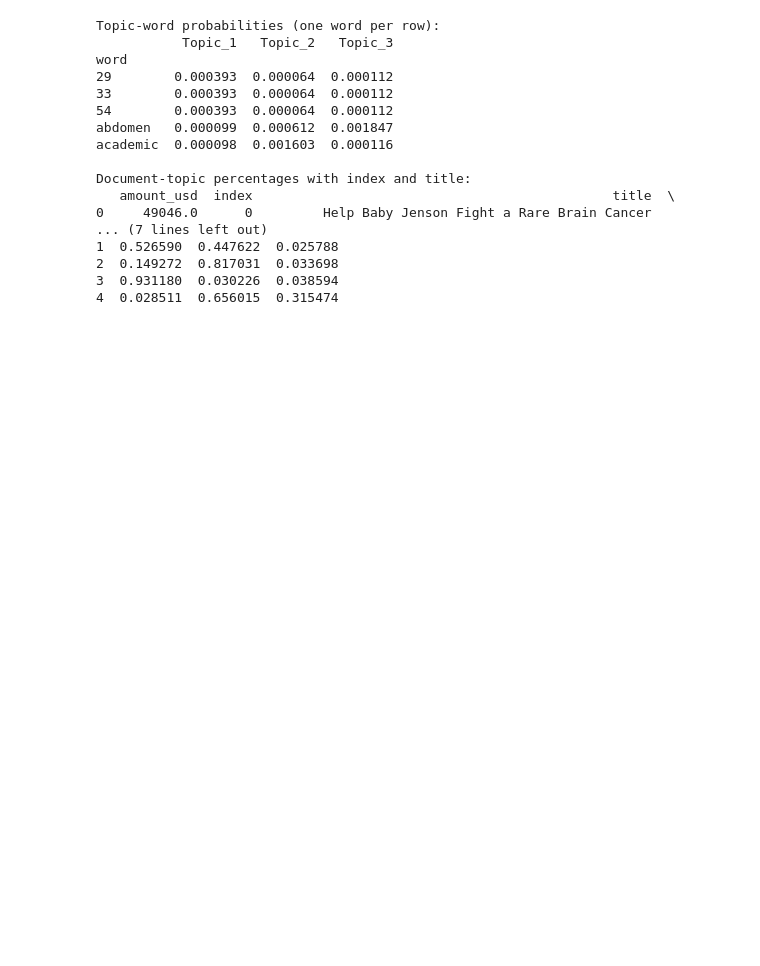
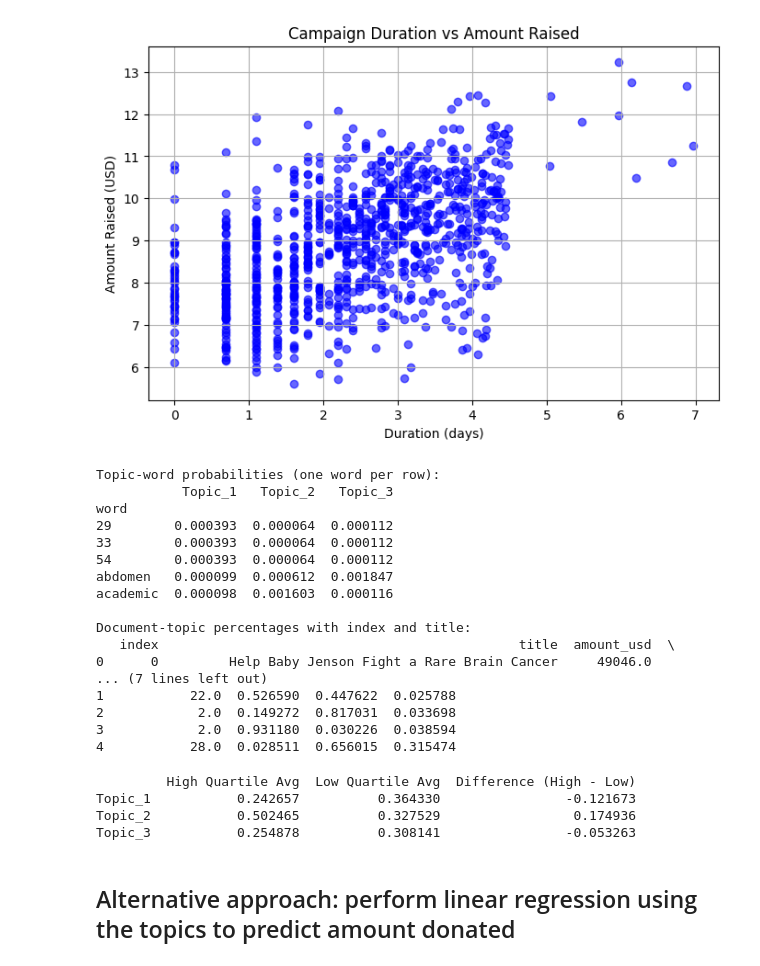
Before and after one commit to graccelinn/Unstructured_Assignment_3, a Jupyter notebook: Task_E.ipynb, the cells around one changed output. Saved outputs shown, nothing was run; the diff lists cells and outputs as text; code cells hidden in the pictures; blank space fills up the shorter version.

```diff
--- a/Task_E.ipynb
+++ b/Task_E.ipynb
@@ -16,6 +18,21 @@ df.head()
 | 2 | Support Daniel DeMeza's Fight Aga... | Daniel DeMeza is a 20 year old ki... | 15755.0 | 20000.0 | 2.0 | https://images.gofundme.com/AMU6o... | https://www.gofundme.com/f/suppor... | T-shirt, Arm, Wrist, Chair, Heari... | ... |
 | 3 | Stand with Alexis Gleason in Her ... | From Lisa Pinkham:\n\nLife can ch... | 5220.0 | 10000.0 | 2.0 | https://images.gofundme.com/DLe9S... | https://www.gofundme.com/f/alexis... | Smile, Cheek, Happiness, Eyebrow,... | ... |
 | 4 | Support Eric Yeakel through Cance... | On Tuesday, September 2, our dear... | 35089.0 | 50000.0 | 28.0 | https://images.gofundme.com/j256F... | https://www.gofundme.com/f/suppor... | Hand, Happiness, Formal wear, Eve... | ... |
+# %%
+# this code block isn't needed in the final submission, just something I was playing around with
+
+import matplotlib.pyplot as plt
+import numpy as np
+
+plt.figure(figsize=(8, 5))
+plt.scatter(np.log(df["duration_days"]), np.log(df["amount_usd"]), alpha=0.6, color="blue")
+plt.xlabel("Duration (days)")
+plt.ylabel("Amount Raised (USD)")
+plt.title("Campaign Duration vs Amount Raised")
+plt.grid(True)
+plt.show()
+# %% [output]
+[figure, added]
 # %%
 # Concatenate description and image_labels
 df["text_combined"] = df["description"].fillna("") + " " + df["image_labels"].fillna("")
@@ -43,9 +60,10 @@ print(lda_topic_word_probabilities.head())
 
 # 2️⃣ Document-topic percentages with index and title
 doc_topic_df = pd.DataFrame(lda.transform(X), columns=[f"Topic_{i}" for i in range(1, n+1)])
-doc_topic_df.insert(0, "title", df["title"])              # add title as a column
-doc_topic_df.insert(0, "index", df.index)                 # add original index as a column
-doc_topic_df.insert(0, "amount_usd", df["amount_usd"])    # add amount donated as a column
+doc_topic_df.insert(0, "duration_days", df["duration_days"])    # add duration days as a column
+doc_topic_df.insert(0, "amount_usd", df["amount_usd"])          # add amount donated as a column
+doc_topic_df.insert(0, "title", df["title"])                    # add title as a column
+doc_topic_df.insert(0, "index", df.index)                       # add original index as a column
 
 lda_document_topic_percentages = doc_topic_df
 print("\nDocument-topic percentages with index and title:")
@@ -65,10 +83,42 @@ abdomen   0.000099  0.000612  0.001847
 academic  0.000098  0.001603  0.000116
 
 Document-topic percentages with index and title:
-   amount_usd  index                                              title  \
-0     49046.0      0         Help Baby Jenson Fight a Rare Brain Cancer
+   index                                              title  amount_usd  \
+0      0         Help Baby Jenson Fight a Rare Brain Cancer     49046.0
 ... (7 lines left out)
-1  0.526590  0.447622  0.025788
-2  0.149272  0.817031  0.033698
-3  0.931180  0.030226  0.038594
-4  0.028511  0.656015  0.315474
+1           22.0  0.526590  0.447622  0.025788
+2            2.0  0.149272  0.817031  0.033698
+3            2.0  0.931180  0.030226  0.038594
+4           28.0  0.028511  0.656015  0.315474
+# %%
+# Identify topic columns
+topic_cols = lda_document_topic_percentages.columns[-n:]
+
+# Compute quartiles
+q_high = lda_document_topic_percentages["amount_usd"].quantile(0.75)
+q_low = lda_document_topic_percentages["amount_usd"].quantile(0.25)
+
+# Select top and bottom quartiles
+df_high = lda_document_topic_percentages[lda_document_topic_percentages["amount_usd"] >= q_high]
+df_low = lda_document_topic_percentages[lda_document_topic_percentages["amount_usd"] <= q_low]
+
+# Compute average topic weights
+high_avg = df_high[topic_cols].mean()
+low_avg = df_low[topic_cols].mean()
+
+# Create comparison table
+comparison = pd.DataFrame({
+    "High Quartile Avg": high_avg,
+    "Low Quartile Avg": low_avg,
+    "Difference (High - Low)": high_avg - low_avg
+})
+
+# Show table
+print(comparison)
+# %% [output]
+         High Quartile Avg  Low Quartile Avg  Difference (High - Low)
+Topic_1           0.242657          0.364330                -0.121673
+Topic_2           0.502465          0.327529                 0.174936
+Topic_3           0.254878          0.308141                -0.053263
+# %% [markdown]
+## Alternative approach: perform linear regression using the topics to predict amount donated
```
Also changed, not shown: parts of 2 cells of this notebook.
